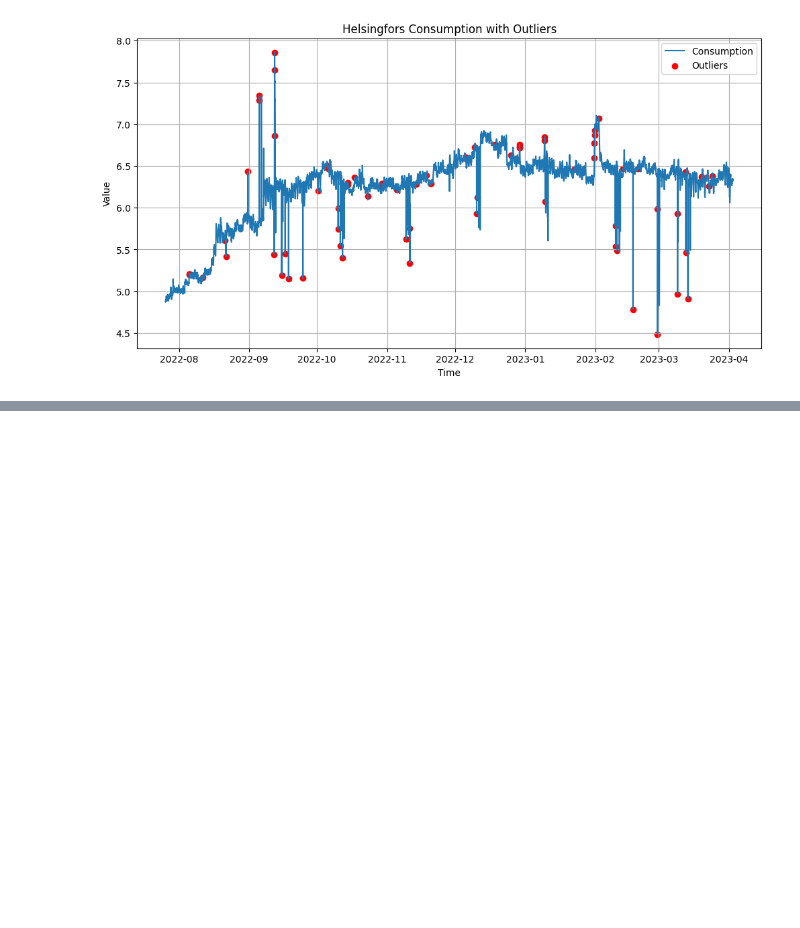
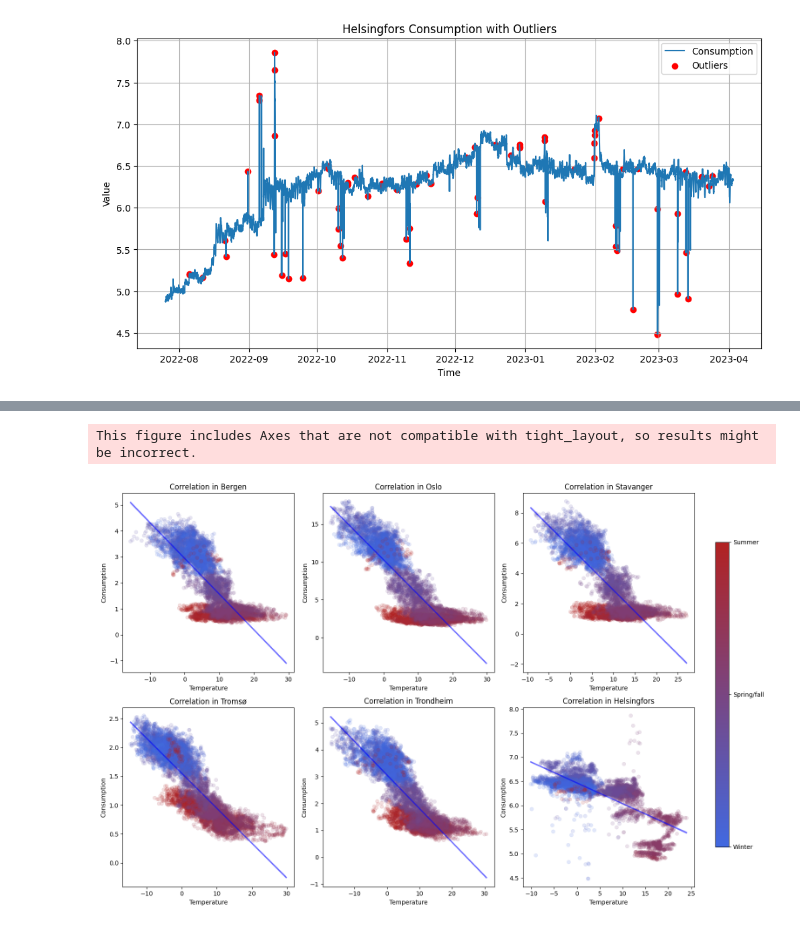
Before and after one commit to HesteBjorn/TDT4259_Data_Science, a Jupyter notebook: eriks_folder/erik_exploration.ipynb, the cells around one changed output, grey strips where cells are left out. Saved outputs shown, nothing was run; the diff lists cells and outputs as text; code cells hidden in the pictures; blank space fills up the shorter version.

Commit message:
Final exploration and results notebooks

```diff
--- a/eriks_folder/erik_exploration.ipynb
+++ b/eriks_folder/erik_exploration.ipynb
@@ -162,0 +242,63 @@ for location in ["helsingfors"]:  # data["location"].unique():
+# %%
+import seaborn as sns
+import matplotlib.pyplot as plt
+import matplotlib.colors as mcolors
+
+# Number of locations and grid layout
+num_locations = len(data_cleaned["location"].unique())
+grid_rows = 2
+grid_cols = 3
+
+# Create a colormap
+cmap = mcolors.LinearSegmentedColormap.from_list("", ["royalblue", "firebrick"])  # Gradient from blue to red
+
+# Normalize the color range
+norm = plt.Normalize(-12, 0)  # Assuming the hue is set as -(loc_data.index.month+9)%12
+
+
+# Create a figure with subplots
+# fig, axes = plt.subplots(grid_rows, grid_cols, figsize=(5*grid_cols, 5*grid_rows)) # Adjust size as needed
+fig, axes = plt.subplots(grid_rows, grid_cols, figsize=(5*grid_cols + 0.5, 5*grid_rows)) # Add extra width for colorbar
+
+# Flatten the axes array for easy iteration
+axes = axes.flatten()
+for i, location in enumerate(data_cleaned["location"].unique()):
+    # Filter data for the current location
+    loc_data = data_cleaned[data_cleaned["location"] == location]
+
+    # Ensure data is sorted by time
+    loc_data = loc_data.sort_values(by='time')
+
+    # Plotting the correlation on the subplot
+    ax = axes[i]
+    sns.scatterplot(data=loc_data, x='temperature', y='consumption', ax=ax, hue=-(loc_data.index.month+9)%12, palette=cmap, legend=False, alpha=0.15, edgecolor=None)
+
+    # Optional: Adding a regression line
+    sns.regplot(data=loc_data, x='temperature', y='consumption', ax=ax, scatter=False, line_kws={"color": "blue", "alpha": 0.5})
+
+    ax.set_title(f'Correlation in {location.capitalize()}')
+    ax.set_xlabel('Temperature')
+    ax.set_ylabel('Consumption')
+
+
+# Create a scalar mappable for the colorbar
+norm = plt.Normalize(-12, 0)  # Assuming the hue is set as -(loc_data.index.month+9)%12
+sm = plt.cm.ScalarMappable(cmap=cmap, norm=norm)
+sm.set_array([])
+
+# Create a new axes for the single colorbar on the right side of the plot
+cbar_ax = fig.add_axes([0.92, 0.15, 0.02, 0.7]) # x, y, width, height of the colorbar
+cbar = plt.colorbar(sm, cax=cbar_ax)
+cbar.set_ticks([-12, -6, 0])  # Only two ticks for Winter and Summer
+cbar.set_ticklabels(['Winter', 'Spring/fall', 'Summer'])
+
+# Adjust layout and show the plot
+plt.tight_layout(rect=[0, 0, 0.9, 1])  # Adjust the rectangle in which to fit the subplots
+plt.show()
+
+# # Adjust layout and show the plot
+# plt.tight_layout()
+# plt.show()
+# %% [output]
+This figure includes Axes that are not compatible with tight_layout, so results might be incorrect.
+[figure, added]
```
Also changed, not shown: parts of 14 cells of this notebook, 3 other files.
